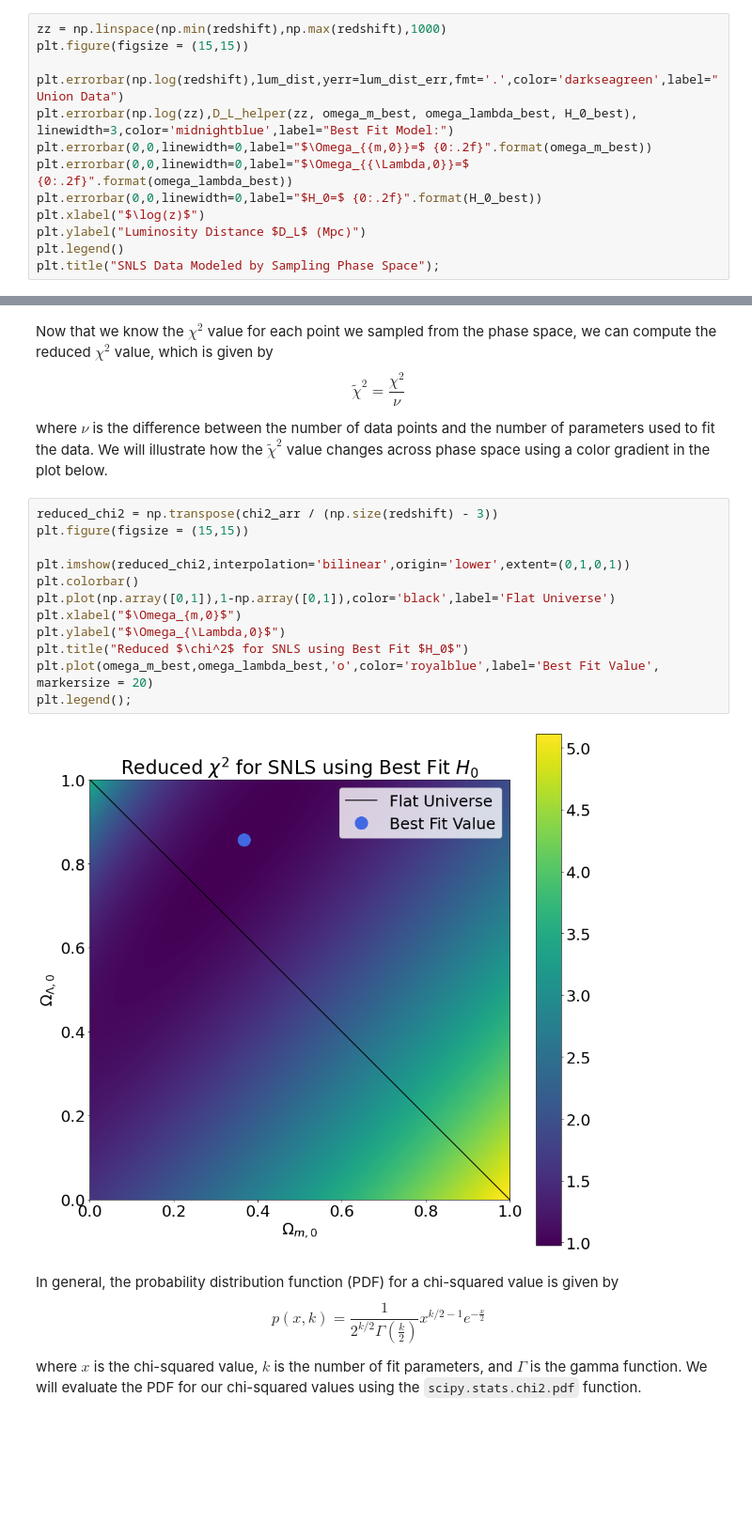
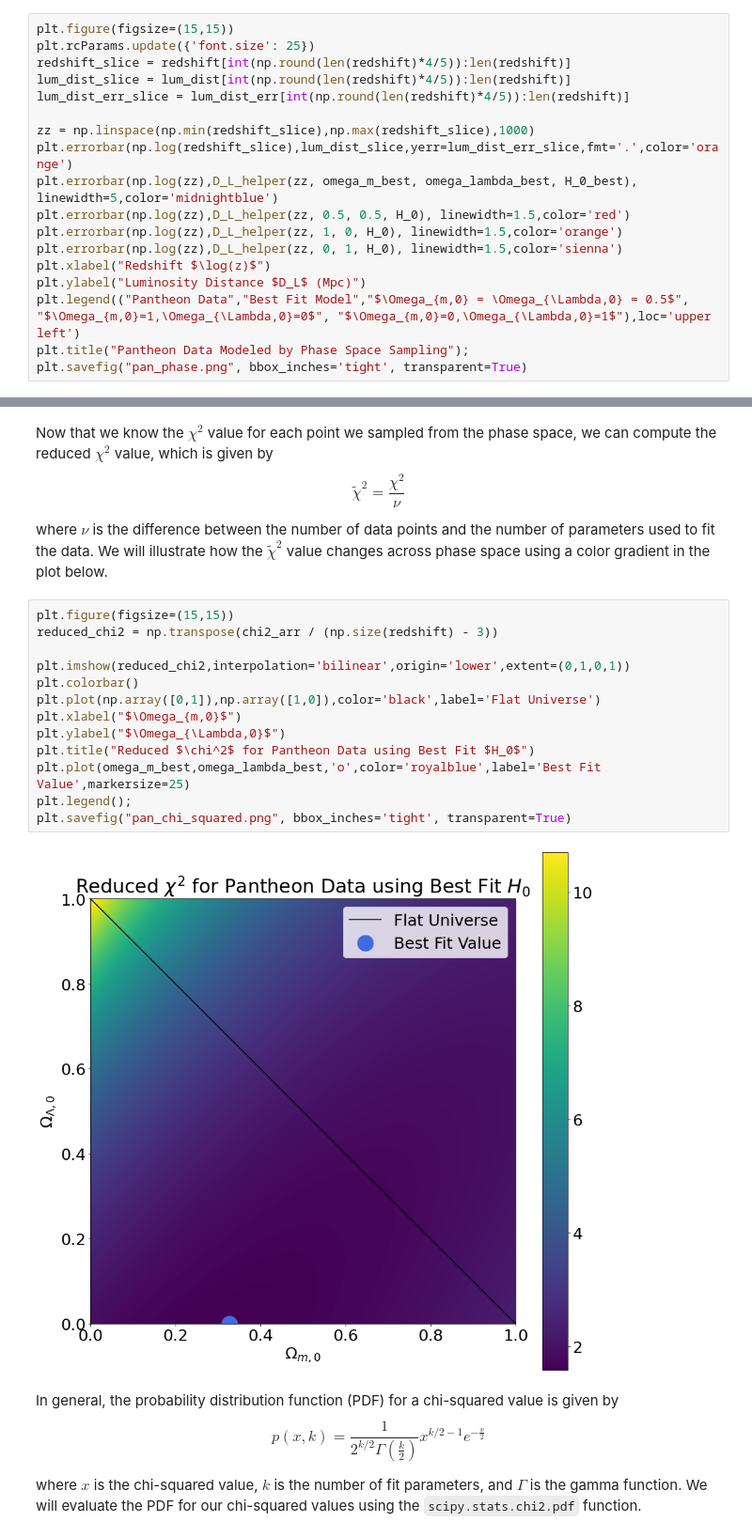
Before and after one commit to bpeck114/c161_project, a Jupyter notebook: dex/Pan_eli.ipynb, the cells around one changed output, grey strips where cells are left out. Shown at 94% size. Cells and saved outputs as stored; diff of their text form; blank space fills up the shorter version.

Commit message:
snls images

```diff
--- a/dex/Pan_eli.ipynb
+++ b/dex/Pan_eli.ipynb
@@ -239,14 +231,19 @@ Hubble constant:  66.32
 # %%
-zz = np.linspace(np.min(redshift),np.max(redshift),1000)
-plt.figure(figsize = (15,15))
+plt.figure(figsize=(15,15))
+plt.rcParams.update({'font.size': 25})
+redshift_slice = redshift[int(np.round(len(redshift)*4/5)):len(redshift)]
+lum_dist_slice = lum_dist[int(np.round(len(redshift)*4/5)):len(redshift)]
+lum_dist_err_slice = lum_dist_err[int(np.round(len(redshift)*4/5)):len(redshift)]
 
-plt.errorbar(np.log(redshift),lum_dist,yerr=lum_dist_err,fmt='.',color='darkseagreen',label="Union Data")
-plt.errorbar(np.log(zz),D_L_helper(zz, omega_m_best, omega_lambda_best, H_0_best), linewidth=3,color='midnightblue',label="Best Fit Model:")
-plt.errorbar(0,0,linewidth=0,label="$\Omega_{{m,0}}=$ {0:.2f}".format(omega_m_best))
-plt.errorbar(0,0,linewidth=0,label="$\Omega_{{\Lambda,0}}=$ {0:.2f}".format(omega_lambda_best))
-plt.errorbar(0,0,linewidth=0,label="$H_0=$ {0:.2f}".format(H_0_best))
-plt.xlabel("$\log(z)$")
+zz = np.linspace(np.min(redshift_slice),np.max(redshift_slice),1000)
+plt.errorbar(np.log(redshift_slice),lum_dist_slice,yerr=lum_dist_err_slice,fmt='.',color='orange')
+plt.errorbar(np.log(zz),D_L_helper(zz, omega_m_best, omega_lambda_best, H_0_best), linewidth=5,color='midnightblue')
+plt.errorbar(np.log(zz),D_L_helper(zz, 0.5, 0.5, H_0), linewidth=1.5,color='red')
+plt.errorbar(np.log(zz),D_L_helper(zz, 1, 0, H_0), linewidth=1.5,color='orange')
+plt.errorbar(np.log(zz),D_L_helper(zz, 0, 1, H_0), linewidth=1.5,color='sienna')
+plt.xlabel("Redshift $\log(z)$")
 plt.ylabel("Luminosity Distance $D_L$ (Mpc)")
-plt.legend()
-plt.title("SNLS Data Modeled by Sampling Phase Space");
+plt.legend(("Pantheon Data","Best Fit Model","$\Omega_{m,0} = \Omega_{\Lambda,0} = 0.5$", "$\Omega_{m,0}=1,\Omega_{\Lambda,0}=0$", "$\Omega_{m,0}=0,\Omega_{\Lambda,0}=1$"),loc='upper left')
+plt.title("Pantheon Data Modeled by Phase Space Sampling");
+plt.savefig("pan_phase.png", bbox_inches='tight', transparent=True)
 # %% [output]
@@ -257,19 +254,20 @@ $$\tilde{\chi}^2 = \frac{\chi^2}{\nu}$$
 
 where $\nu$ is the difference between the number of data points and the number of parameters used to fit the data. We will illustrate how the $\tilde{\chi}^2$ value changes across phase space using a color gradient in the plot below.
 # %%
+plt.figure(figsize=(15,15))
 reduced_chi2 = np.transpose(chi2_arr / (np.size(redshift) - 3))
-plt.figure(figsize = (15,15))
 
 plt.imshow(reduced_chi2,interpolation='bilinear',origin='lower',extent=(0,1,0,1))
 plt.colorbar()
-plt.plot(np.array([0,1]),1-np.array([0,1]),color='black',label='Flat Universe')
+plt.plot(np.array([0,1]),np.array([1,0]),color='black',label='Flat Universe')
 plt.xlabel("$\Omega_{m,0}$")
 plt.ylabel("$\Omega_{\Lambda,0}$")
-plt.title("Reduced $\chi^2$ for SNLS using Best Fit $H_0$")
-plt.plot(omega_m_best,omega_lambda_best,'o',color='royalblue',label='Best Fit Value', markersize = 20)
+plt.title("Reduced $\chi^2$ for Pantheon Data using Best Fit $H_0$")
+plt.plot(omega_m_best,omega_lambda_best,'o',color='royalblue',label='Best Fit Value',markersize=25)
 plt.legend();
+plt.savefig("pan_chi_squared.png", bbox_inches='tight', transparent=True)
 # %% [output]
-[figure, old version]
+[figure, new version]
 # %% [markdown]
 In general, the probability distribution function (PDF) for a chi-squared value is given by
 $$p(x,k) = \frac{1}{2^{k/2}\Gamma\left(\frac{k}{2}\right)}x^{k/2-1}e^{-\frac{x}{2}}$$
```
Also changed, not shown: parts of 5 cells of this notebook, 10 other files.
